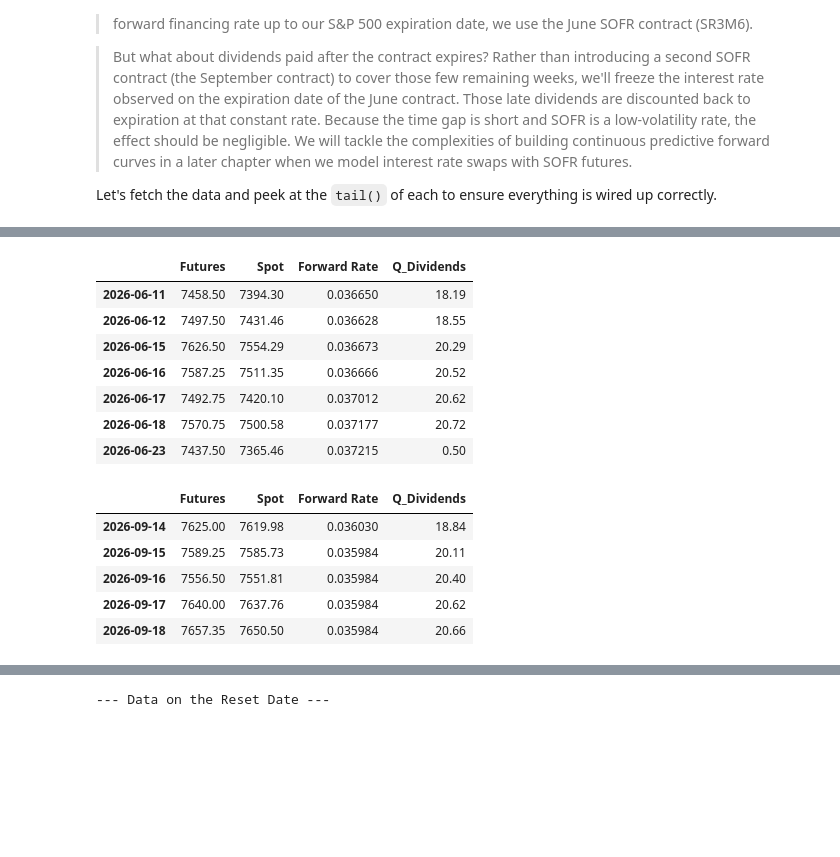
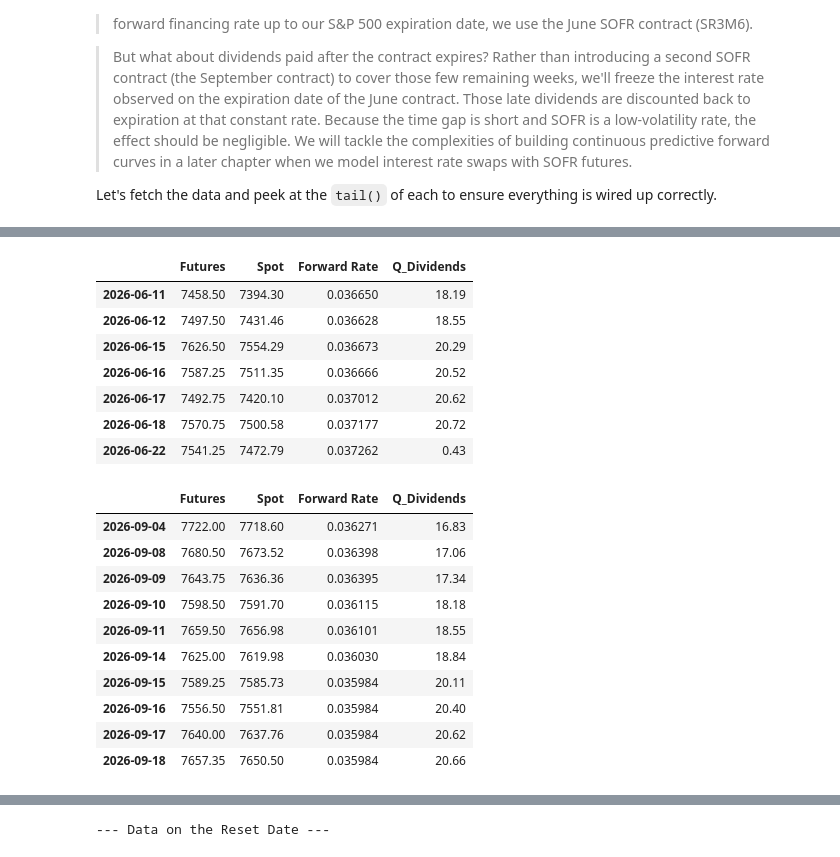
Before and after one commit to PatrickJHess/Derivatives-Futures-Chapter-Two, a Jupyter notebook: colab/Colab_pricing.ipynb, the cells around one changed output, grey strips where cells are left out. Drawn from its saved outputs; the diff is of its cells as text; code cells hidden in the pictures; blank space fills up the shorter version.

```diff
--- a/colab/Colab_pricing.ipynb
+++ b/colab/Colab_pricing.ipynb
@@ -429,15 +429,16 @@ df_sp500_sep = massive_data.get_futures_data('ESU6', start_date, end_date)
 
 # Static Data
 # FV(DIV_t,T)
-dividend_data = static_futures_data('SP_Quarterly_Dividends')
+dividend_data = static_futures_data('SP_Quarterly_Dividends',
+                                    start_date=start_date,end_date=end_date)
 
 # [Data Pipeline] Convert string index to DatetimeIndex to align dates across SOFR and Futures DataFrames
 dividend_data.index = pd.to_datetime(dividend_data.index)
 
 # 3. Confirm downloads
-display(sp_500.tail())
-display(sofr_index.tail())
-display(df_sofr_jun.tail())
-display(df_sp500_sep.tail())
-display(dividend_data.tail())
+display(sp_500.iloc[-10:-4])
+display(sofr_index.iloc[-10:-4])
+display(df_sofr_jun.iloc[-10:-4])
+display(df_sp500_sep.iloc[-10:-4])
+display(dividend_data.iloc[-10:-4])
 # %% [output]
@@ -538,16 +607,21 @@ We rename the columns for clarity and isolate our core variables into a pristine
 # [Theory] Execute forward_curve to generate R^{forward}_{t+n} for the interest rate leg.
 # [Equation] Calculates R^forward_{t+n} using the derived formula:
 # R_forward = ((1 + R_futures * (T-t)/360) * (Index_t / Index_t+n) - 1) * (360 / (T-t-n))
-df_forward = forward_curve(df_sofr_jun,start_date,end_date)
+
+df0=df_sofr_jun.set_index(['session_end_date'])
+df0.index = pd.to_datetime(df0.index)
+df_forward = forward_curve(df0,start_date,end_date)
 
 # Copy the data for September 15
 last_row = df_forward.iloc[-1]
 last_date = df_forward.index[-1]
 
 # Add September 16, 17, and 18
-next_date_1 = last_date + pd.Timedelta(days=1) # 2026-09-16
-next_date_2 = last_date + pd.Timedelta(days=2) # 2026-09-17
-next_date_3 = last_date + pd.Timedelta(days=3) # 2026-09-18
+last_date = pd.Timestamp(last_date)
+
+next_date_1 = last_date + pd.DateOffset(days=1)  # 2026-09-16
+next_date_2 = last_date + pd.DateOffset(days=2)  # 2026-09-17
+next_date_3 = last_date + pd.DateOffset(days=3)  # 2026-09-18
 
 # Create a DataFrame from the new rows
 new_rows = pd.DataFrame([last_row.values, last_row.values,last_row.values],
@@ -559,36 +633,43 @@ df_forward = pd.concat([df_forward, new_rows])
 
 # 2. Merge and Align
 # [Theory] Frictionless market alignment: join='inner' aligns data when markets are not.
 # It enforces strict timeline alignment (e.g., dropping mismatched bank/bond vs. equity holidays),
 # keeping only days where we have actionable closing prices across all markets.
-df = pd.concat([sp_500, sofr_index,df_forward,df_sp500_sep,dividend_data],
+df1=df_sp500_sep.set_index(['session_end_date'])
+df1.index = pd.to_datetime(df1.index)
+df = pd.concat([sp_500, sofr_index,df_forward,df1,dividend_data],
                axis=1, join='inner').dropna()
 
 
 # 3. Clean and Isolate
 # [Theory] Rename columns for clarity and isolate core variables into a pristine DataFrame.
 df.rename(columns={'SP500': 'Spot',
                    'S&P 500 Dividend Points Index (Quarterly)':'Q_Dividends',
                    'settlement_price':'Futures'},
            inplace=True)
 
 # [Pandas Pro-Tip] Isolate our variables into a clean DataFrame using .copy()
 # This explicitly prevents SettingWithCopyWarnings when calculating basis later.
 market_data = df[['Futures', 'Spot', 'Forward Rate','Q_Dividends']].copy()
 
 # [Theory] Document that dividends are reset to zero at the contract expiration.
 display(market_data.head(7))
-display(market_data.tail())
+display(market_data.tail(10))
 # %% [output]
 |  | Futures | Spot | Forward Rate | Q_Dividends |
 | 2026-06-11 | 7458.50 | 7394.30 | 0.036650 | 18.19 |
 | 2026-06-12 | 7497.50 | 7431.46 | 0.036628 | 18.55 |
 | 2026-06-15 | 7626.50 | 7554.29 | 0.036673 | 20.29 |
 | 2026-06-16 | 7587.25 | 7511.35 | 0.036666 | 20.52 |
 | 2026-06-17 | 7492.75 | 7420.10 | 0.037012 | 20.62 |
 | 2026-06-18 | 7570.75 | 7500.58 | 0.037177 | 20.72 |
-| 2026-06-23 | 7437.50 | 7365.46 | 0.037215 | 0.50 |
+| 2026-06-22 | 7541.25 | 7472.79 | 0.037262 | 0.43 |
 |  | Futures | Spot | Forward Rate | Q_Dividends |
+| 2026-09-04 | 7722.00 | 7718.60 | 0.036271 | 16.83 |
+| 2026-09-08 | 7680.50 | 7673.52 | 0.036398 | 17.06 |
+| 2026-09-09 | 7643.75 | 7636.36 | 0.036395 | 17.34 |
+| 2026-09-10 | 7598.50 | 7591.70 | 0.036115 | 18.18 |
+| 2026-09-11 | 7659.50 | 7656.98 | 0.036101 | 18.55 |
 | 2026-09-14 | 7625.00 | 7619.98 | 0.036030 | 18.84 |
 | 2026-09-15 | 7589.25 | 7585.73 | 0.035984 | 20.11 |
 | 2026-09-16 | 7556.50 | 7551.81 | 0.035984 | 20.40 |
```
Also changed, not shown: parts of 23 cells of this notebook, 5 other files.
